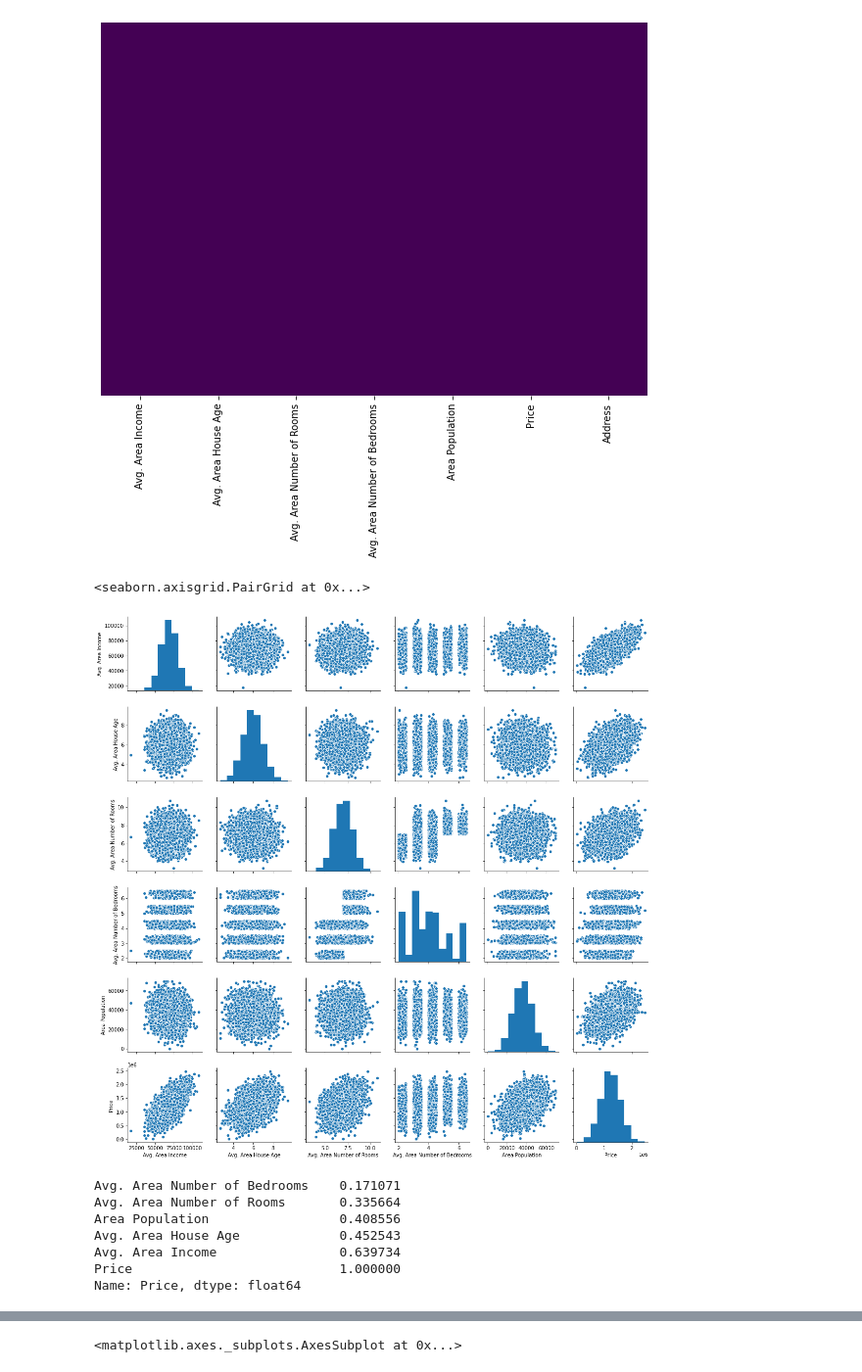
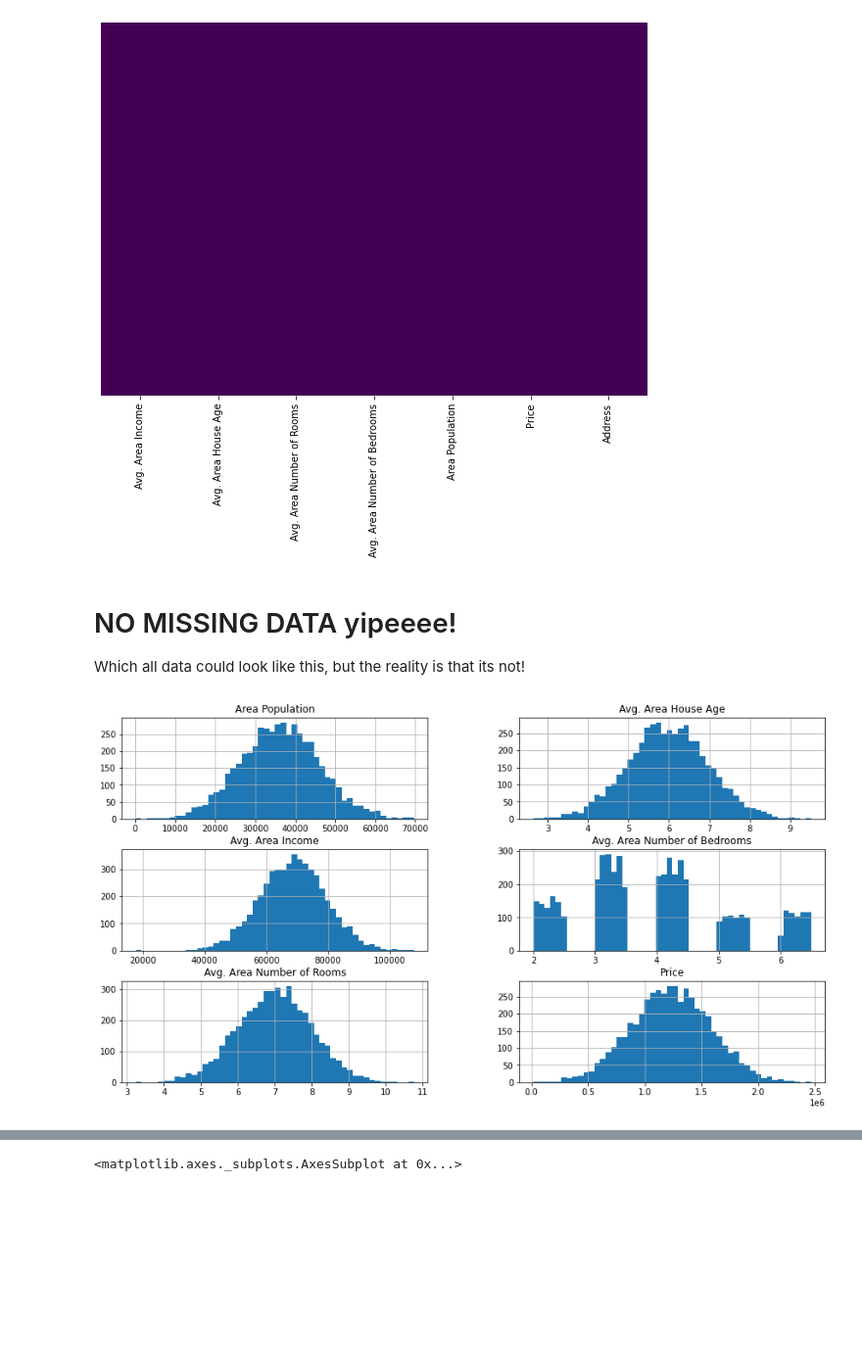
Before and after one commit to dhimantj/ML-Projects, a Jupyter notebook: 1_Linear Regression Projects/LINEAR REGRESSION - USA Housing Data- Portfolio - James Odenal PhD.ipynb, the cells around one changed output, grey strips where cells are left out. Shown at 98% size. Drawn from its saved outputs; the diff is of its cells as text; code cells hidden in the pictures; blank space fills up the shorter version.

```diff
--- a/1_Linear Regression Projects/LINEAR REGRESSION - USA Housing Data- Portfolio - James Odenal PhD.ipynb
+++ b/1_Linear Regression Projects/LINEAR REGRESSION - USA Housing Data- Portfolio - James Odenal PhD.ipynb
@@ -89,34 +93,12 @@ sns.heatmap(df.isnull(), yticklabels=False, cbar = False, cmap = 'viridis')
 # %% [output]
 <matplotlib.axes._subplots.AxesSubplot at 0x...>
 [figure]
-# %%
-
-#    A pairplot plot a pairwise relationships in a dataset. The
-#    pairplot function creates a grid of Axes such that each variable in
-#    data will by shared in the y-axis across a single row
-#    and in the x-axis across a single column.
-
-sns.pairplot(df)
-# %% [output]
-<seaborn.axisgrid.PairGrid at 0x...>
-[figure, removed]
-# %%
-#    dataframe. corr() is used to find the pairwise correlation of all
-#    columns in the dataframe. Any na values are automatically excluded.
-#    For any non-numeric data type columns
-#    in the dataframe it is ignored
-
-#    Pandas sort_values() function sorts a data frame in Ascending or Descending order
-#    of passed Column. It's different than the sorted Python function since it cannot
-#    sort a data frame and particular column cannot be selected. Every parameter has
-#    some default values execept the 'by' parameter.
-
-df.corr()['Price'].sort_values()
-# %% [output]
-Avg. Area Number of Bedrooms    0.171071
-Avg. Area Number of Rooms       0.335664
-Area Population                 0.408556
-Avg. Area House Age             0.452543
-Avg. Area Income                0.639734
-Price                           1.000000
-Name: Price, dtype: float64
+# %% [markdown]
+# NO MISSING DATA yipeeee!
+
+Which all data could look like this, but the reality is that its not!
+# %%
+df.hist(bins = 50, figsize = (15, 8))
+plt.show()
+# %% [output]
+[figure, added]
```
Also changed, not shown: parts of 45 cells of this notebook.
